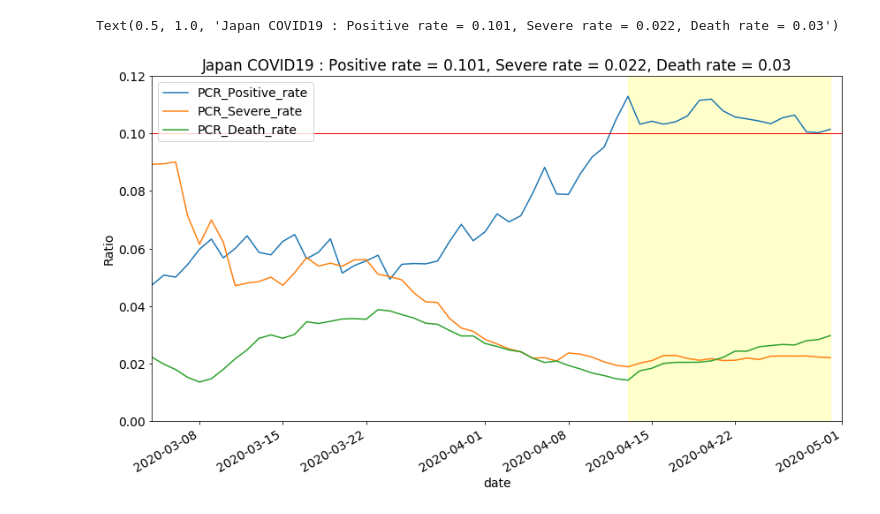
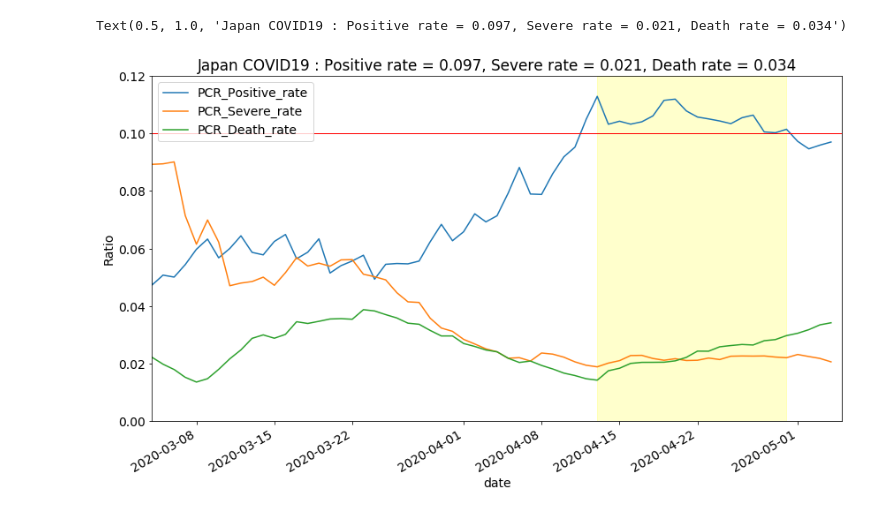
Before and after one commit to nyoshimura/covid19, a Jupyter notebook: COVID19-JP.ipynb, the cells around one changed output. Saved outputs shown, nothing was run; the diff lists cells and outputs as text; code cells hidden in the pictures.

```diff
--- a/COVID19-JP.ipynb
+++ b/COVID19-JP.ipynb
@@ -1,33 +1,34 @@
 # %%
 import pandas as pd
 import matplotlib.pyplot as plt
+import numpy as np
 
 '''data'''
 df_demo = pd.read_csv("./data/demography.csv") #year-dependent fatality rate
 df_pref = pd.read_csv("./data/prefectures.csv") #PCR positive with symptoms, in hospital, discharge, death
 df_pref2 = pd.read_csv("./data/prefectures-2.csv") #PCR positive, PCR Total, Positive rate
 df_sum = pd.read_csv("./data/summary.csv", parse_dates=[['年', '月', '日']]).rename(columns={'年_月_日': 'date'})
 #df_sum#.head()
 
 #Positive Rate
 df_sum['PCR_Positive_rate']= df_sum['PCR検査陽性者'] / df_sum['PCR検査実施人数']
 #Severe Rate
 df_sum['PCR_Severe_rate'] = df_sum['人工呼吸器又は集中治療室に入院している者'] / df_sum['PCR検査陽性者']
 #Death Rate
-df_sum['death'] = df_sum[['死亡者', '死亡者（突合作業中を含む）']].max(axis=1)
-df_sum['PCR_Death_rate'] = df_sum['death'] / df_sum['PCR検査陽性者']
+df_sum['covid19_death'] = df_sum[['死亡者', '死亡者（突合作業中を含む）']].max(axis=1)
+df_sum['PCR_Death_rate'] = df_sum['covid19_death'] / df_sum['PCR検査陽性者']
 
 '''Plot'''
 plt.rcParams.update({'font.size': 14})
 df_sum.plot(x='date', y=['PCR_Positive_rate','PCR_Severe_rate', 'PCR_Death_rate'], figsize=(14,8))
-plt.xlim("2020-03-04","2020-05-01")
+plt.xlim("2020-03-04","2020-05-05")
 plt.ylim(0,0.12)
 plt.axhline(y=0.1,color='red', linewidth=1)
 plt.axvspan("2020-04-13", "2020-04-30", color='yellow', alpha=0.2)
 plt.ylabel('Ratio')
 plt.title('Japan COVID19 : Positive rate = {:.3}, Severe rate = {:.2}, Death rate = {:.2}'.format(df_sum['PCR_Positive_rate'].iloc[-1],
                                                                       df_sum['PCR_Severe_rate'].iloc[-1],
                                                                                           df_sum['PCR_Death_rate'].iloc[-1]))
 # %% [output]
-Text(0.5, 1.0, 'Japan COVID19 : Positive rate = 0.101, Severe rate = 0.022, Death rate = 0.03')
+Text(0.5, 1.0, 'Japan COVID19 : Positive rate = 0.097, Severe rate = 0.021, Death rate = 0.034')
-[figure, old version]
+[figure, new version]
```
Also changed, not shown: parts of 1 cell of this notebook.
